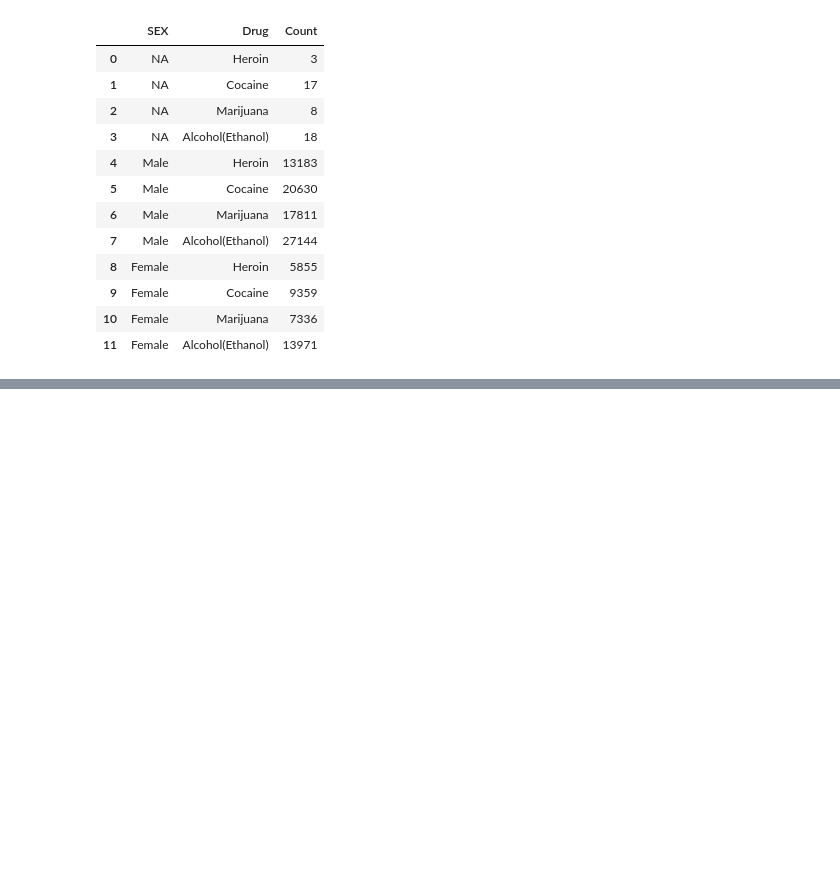
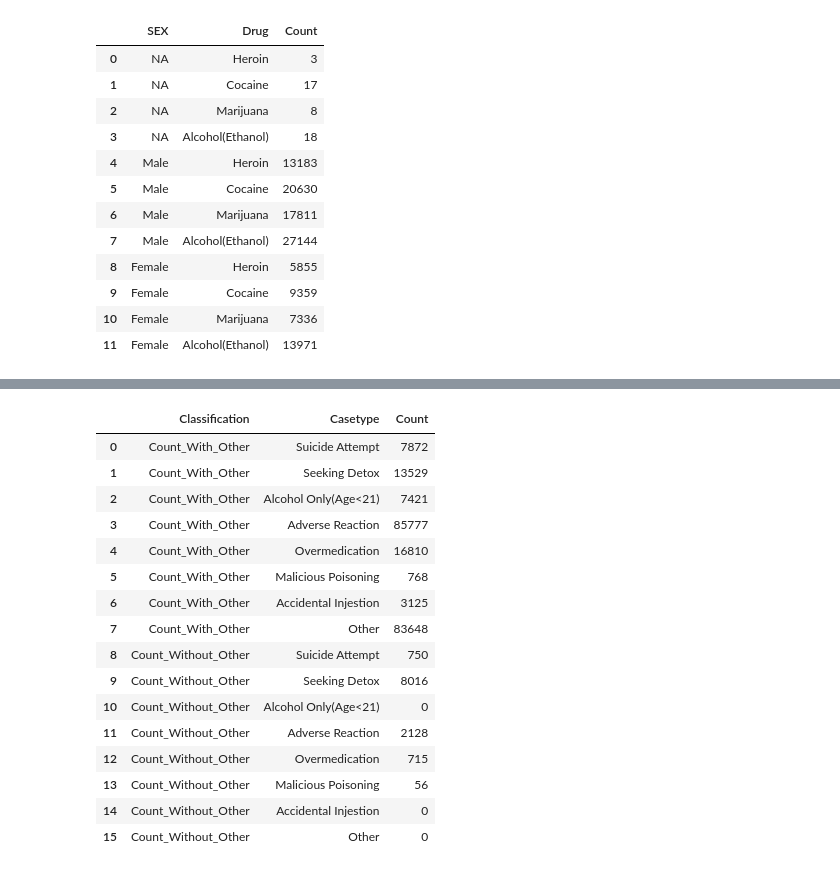
Before and after one commit to kotharisanjana/SafeDose, a Jupyter notebook: EDA/drop_sdleds.ipynb, the cells around one changed output, grey strips where cells are left out. Drawn from its saved outputs; the diff is of its cells as text; code cells hidden in the pictures; blank space fills up the shorter version.

```diff
--- a/EDA/drop_sdleds.ipynb
+++ b/EDA/drop_sdleds.ipynb
@@ -301,0 +338,12 @@ px.sunburst(
+# %%
+casetype_map = {0: 'NA', 1:'Suicide Attempt', 2:'Seeking Detox',3:'Alcohol Only(Age<21)', 4:'Adverse Reaction', 5:'Overmedication', 6:'Malicious Poisoning', 7:'Accidental Injestion', 8:'Other'}
+df_casetype_count_before = df_raw.groupby('CASETYPE').agg(
+        Count_With_Other=pd.NamedAgg(column='CASETYPE', aggfunc="count")
+    )
+count_after_classification = {'Seeking Detox':8016, 'Adverse Reaction':2128, 'Suicide Attempt':750, 'Overmedication':715, 'Malicious Poisoning': 56, 'Alcohol Only(Age<21)':0, 'Accidental Injestion': 0, 'Other':-83648}
+df_casetype_count_after = pd.Series(data=count_after_classification, name='Count_Without_Other')
+casetype_index = df_casetype_count_before.index.map(casetype_map)
+df_casetype_count_before_mapped = df_casetype_count_before.set_index(casetype_index)
+# %%
+df_casetype_count = pd.concat([df_casetype_count_before_mapped, df_casetype_count_after], axis=1)
+df_casetype_count['after_classification'] = df_casetype_count.apply(lambda x: x['Count_With_Other']+x['Count_Without_Other'], axis=1)
@@ -301,0 +362,22 @@ px.sunburst(
+# %%
+df_final = df_casetype_count.unstack()\
+    .reset_index()\
+    .rename(columns={'level_0':'Classification', 'level_1':'Casetype', 0: 'Count'})
+# %% [output]
+|  | Classification | Casetype | Count |
+| 0 | Count_With_Other | Suicide Attempt | 7872 |
+| 1 | Count_With_Other | Seeking Detox | 13529 |
+| 2 | Count_With_Other | Alcohol Only(Age<21) | 7421 |
+| 3 | Count_With_Other | Adverse Reaction | 85777 |
+| 4 | Count_With_Other | Overmedication | 16810 |
+| 5 | Count_With_Other | Malicious Poisoning | 768 |
+| 6 | Count_With_Other | Accidental Injestion | 3125 |
+| 7 | Count_With_Other | Other | 83648 |
+| 8 | Count_Without_Other | Suicide Attempt | 750 |
+| 9 | Count_Without_Other | Seeking Detox | 8016 |
+| 10 | Count_Without_Other | Alcohol Only(Age<21) | 0 |
+| 11 | Count_Without_Other | Adverse Reaction | 2128 |
+| 12 | Count_Without_Other | Overmedication | 715 |
+| 13 | Count_Without_Other | Malicious Poisoning | 56 |
+| 14 | Count_Without_Other | Accidental Injestion | 0 |
+| 15 | Count_Without_Other | Other | 0 |
```
Also changed, not shown: parts of 6 cells of this notebook, 8 other files.
